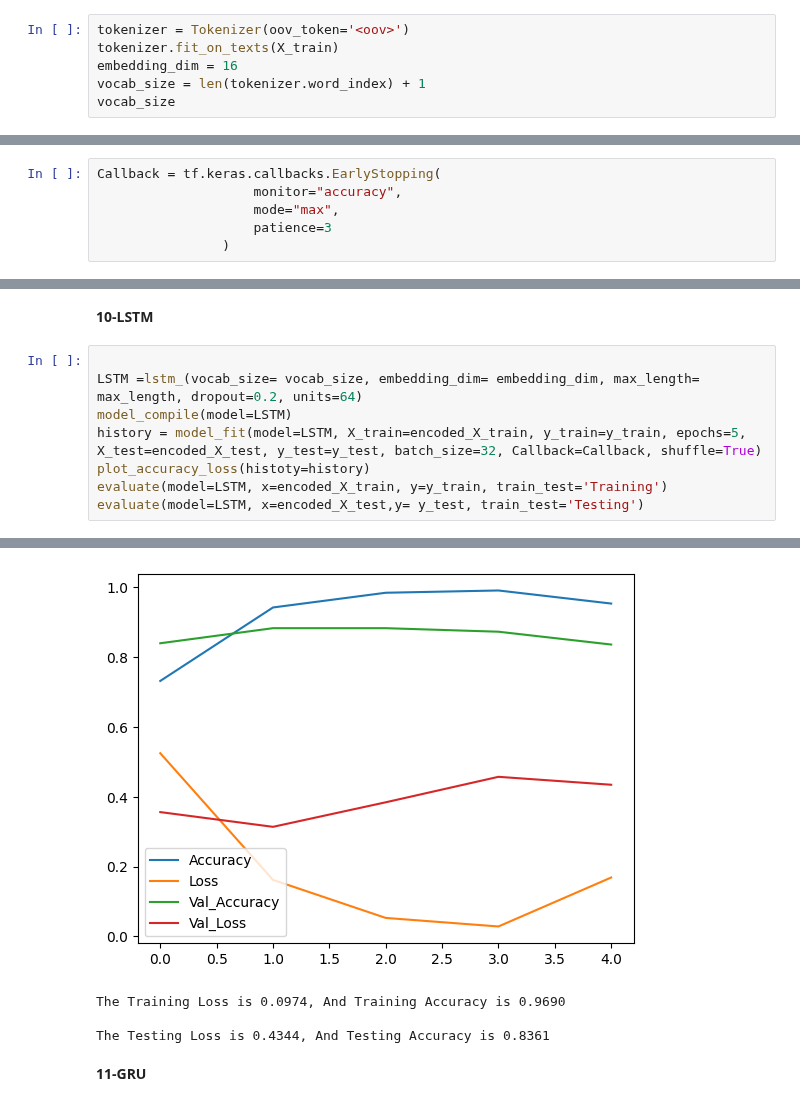
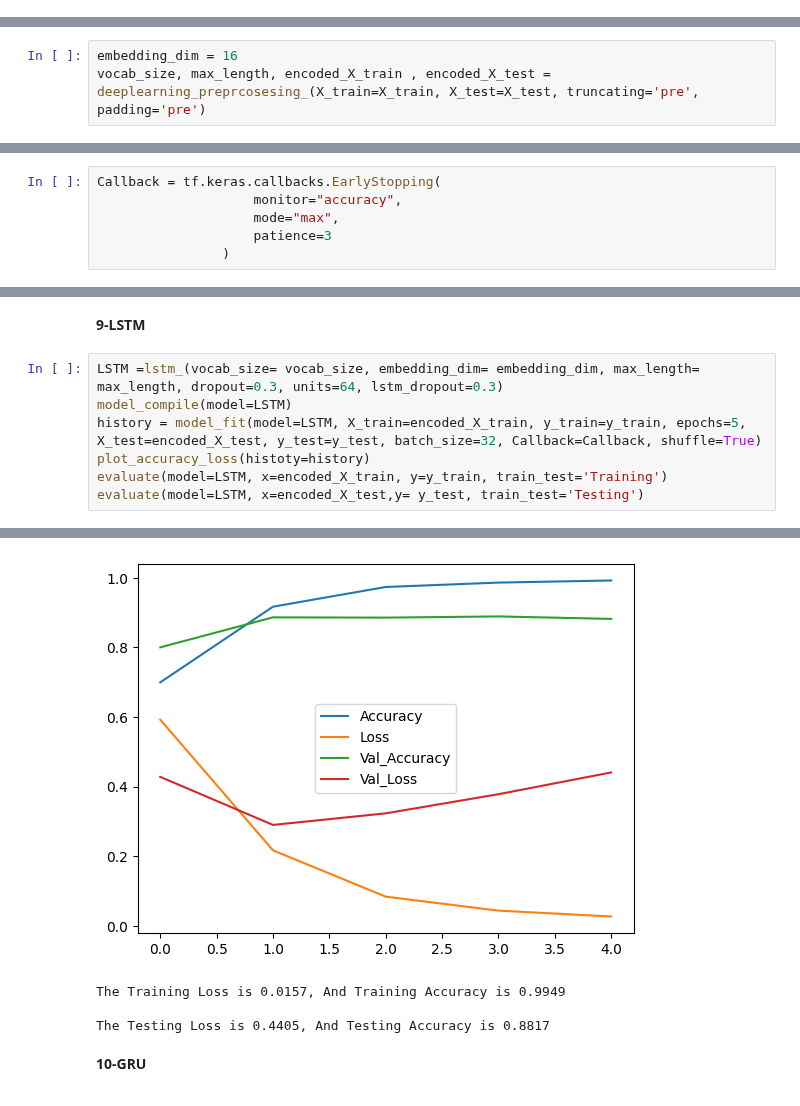
Before and after one commit to Osamah-Anmar-Sami/Sentiment-Analysis, a Jupyter notebook: Arabic Sentiment Analysis/Arabic Sentiment Analysis.ipynb, the cells around one changed output, grey strips where cells are left out. Drawn from its saved outputs; the diff is of its cells as text.

```diff
--- a/Arabic Sentiment Analysis/Arabic Sentiment Analysis.ipynb
+++ b/Arabic Sentiment Analysis/Arabic Sentiment Analysis.ipynb
@@ -448,9 +449,3 @@ metrics_values(model= SVM, X_test=X_test_CV_, y_test=y_test)
 | Error | 0.113793 |
 # %% [markdown]
 # Deep Learning
-# %%
-tokenizer = Tokenizer(oov_token='<oov>')
-tokenizer.fit_on_texts(X_train)
-embedding_dim = 16
-vocab_size = len(tokenizer.word_index) + 1
-vocab_size
@@ -468,0 +452,3 @@ encoded_X_test = pad_sequences(X_test_seqs, maxlen=max_length, truncating='pre',
+# %%
+embedding_dim = 16
+vocab_size, max_length, encoded_X_train , encoded_X_test = deeplearning_preprcosesing_(X_train=X_train, X_test=X_test, truncating='pre', padding='pre')
@@ -506,8 +503,7 @@ The Testing Loss is 0.4175, And Testing Accuracy is 0.8637
 # %% [markdown]
-**10-LSTM**
+**9-LSTM**
 # %%
-
-LSTM =lstm_(vocab_size= vocab_size, embedding_dim= embedding_dim, max_length= max_length, dropout=0.2, units=64)
+LSTM =lstm_(vocab_size= vocab_size, embedding_dim= embedding_dim, max_length= max_length, dropout=0.3, units=64, lstm_dropout=0.3)
 model_compile(model=LSTM)
 history = model_fit(model=LSTM, X_train=encoded_X_train, y_train=y_train, epochs=5, X_test=encoded_X_test, y_test=y_test, batch_size=32, Callback=Callback, shuffle=True)
 plot_accuracy_loss(histoty=history)
@@ -527,7 +523,7 @@ Epoch 5/5
-[figure, old version]
+[figure, new version]
-The Training Loss is 0.0974, And Training Accuracy is 0.9690
+The Training Loss is 0.0157, And Training Accuracy is 0.9949
 
-The Testing Loss is 0.4344, And Testing Accuracy is 0.8361
+The Testing Loss is 0.4405, And Testing Accuracy is 0.8817
 # %% [markdown]
-**11-GRU**
+**10-GRU**
 # %%
```
Also changed, not shown: parts of 20 cells of this notebook.
